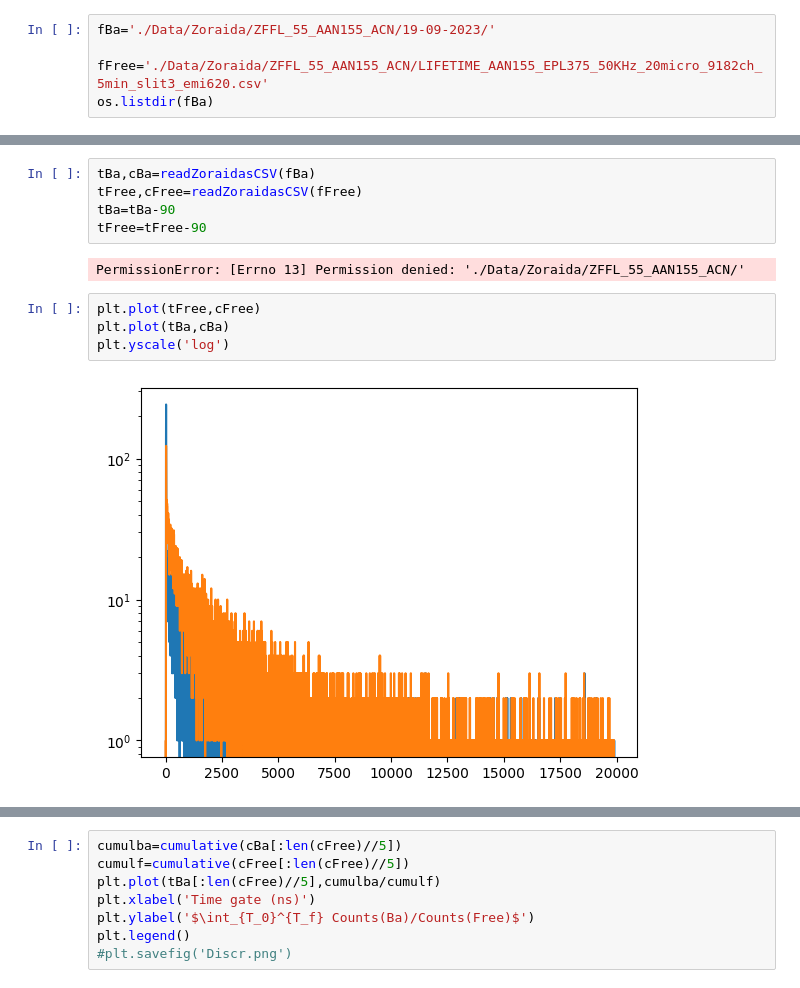
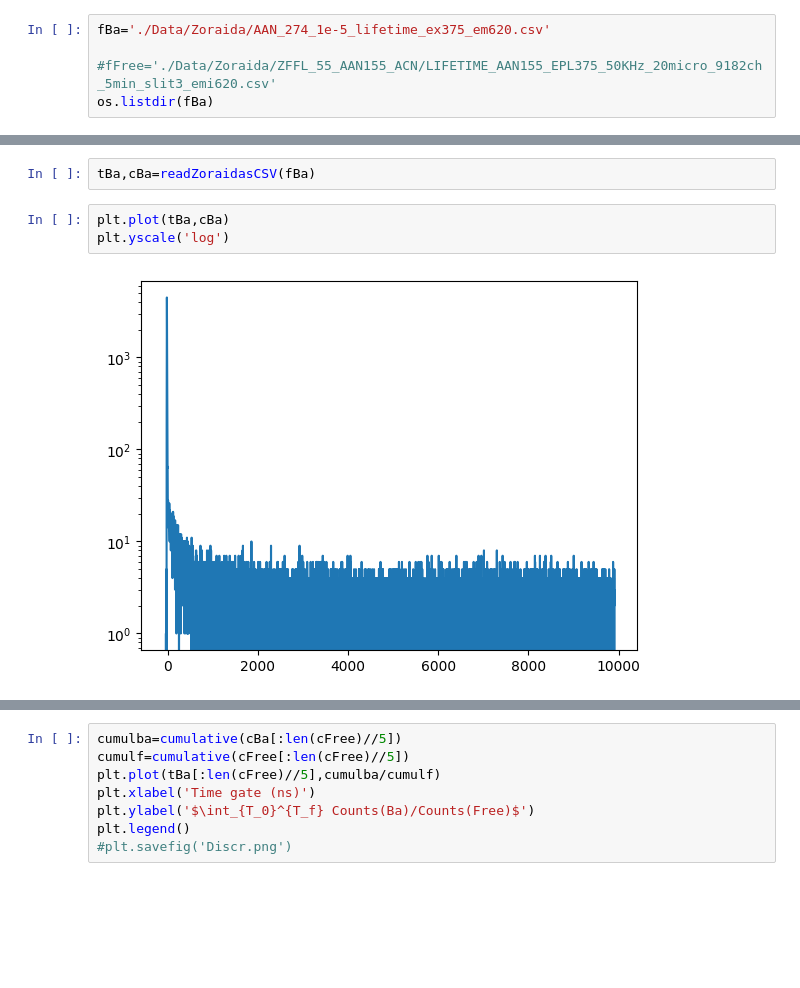
Before and after one commit to MikelElorza/Data-analysis, a Jupyter notebook: Narrow field/Lifetime_Zoraida.ipynb, the cells around one changed output, grey strips where cells are left out. Cells and saved outputs as stored; diff of their text form; blank space fills up the shorter version.

```diff
--- a/Narrow field/Lifetime_Zoraida.ipynb
+++ b/Narrow field/Lifetime_Zoraida.ipynb
@@ -7,6 +12,6 @@ from Functions import *
 # %%
-fBa='./Data/Zoraida/ZFFL_55_AAN155_ACN/19-09-2023/'
+fBa='./Data/Zoraida/AAN_274_1e-5_lifetime_ex375_em620.csv'
 
-fFree='./Data/Zoraida/ZFFL_55_AAN155_ACN/LIFETIME_AAN155_EPL375_50KHz_20micro_9182ch_5min_slit3_emi620.csv'
+#fFree='./Data/Zoraida/ZFFL_55_AAN155_ACN/LIFETIME_AAN155_EPL375_50KHz_20micro_9182ch_5min_slit3_emi620.csv'
 os.listdir(fBa)
 # %% [output]
@@ -30,13 +19,7 @@ os.listdir(fBa)
 # %%
 tBa,cBa=readZoraidasCSV(fBa)
-tFree,cFree=readZoraidasCSV(fFree)
-tBa=tBa-90
-tFree=tFree-90
-# %% [output]
-PermissionError: [Errno 13] Permission denied: './Data/Zoraida/ZFFL_55_AAN155_ACN/'
 # %%
-plt.plot(tFree,cFree)
 plt.plot(tBa,cBa)
 plt.yscale('log')
 # %% [output]
-[figure, old version]
+[figure, new version]
```
Also changed, not shown: parts of 3 cells of this notebook, 54 other files.
